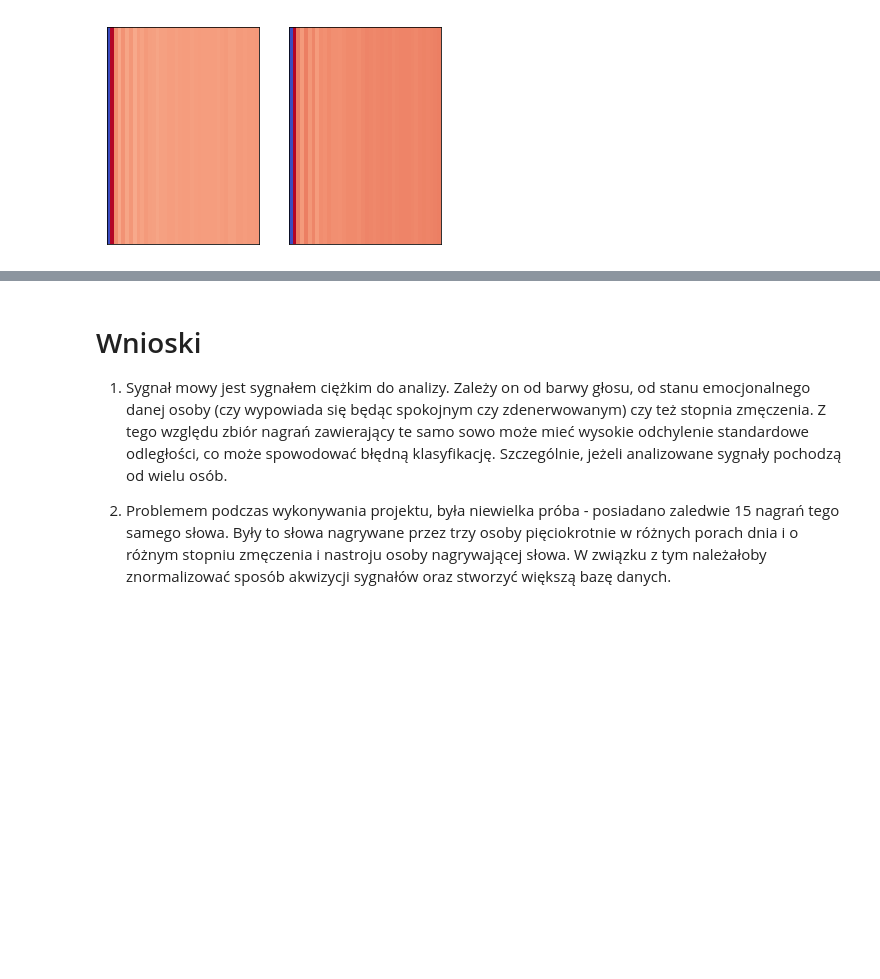
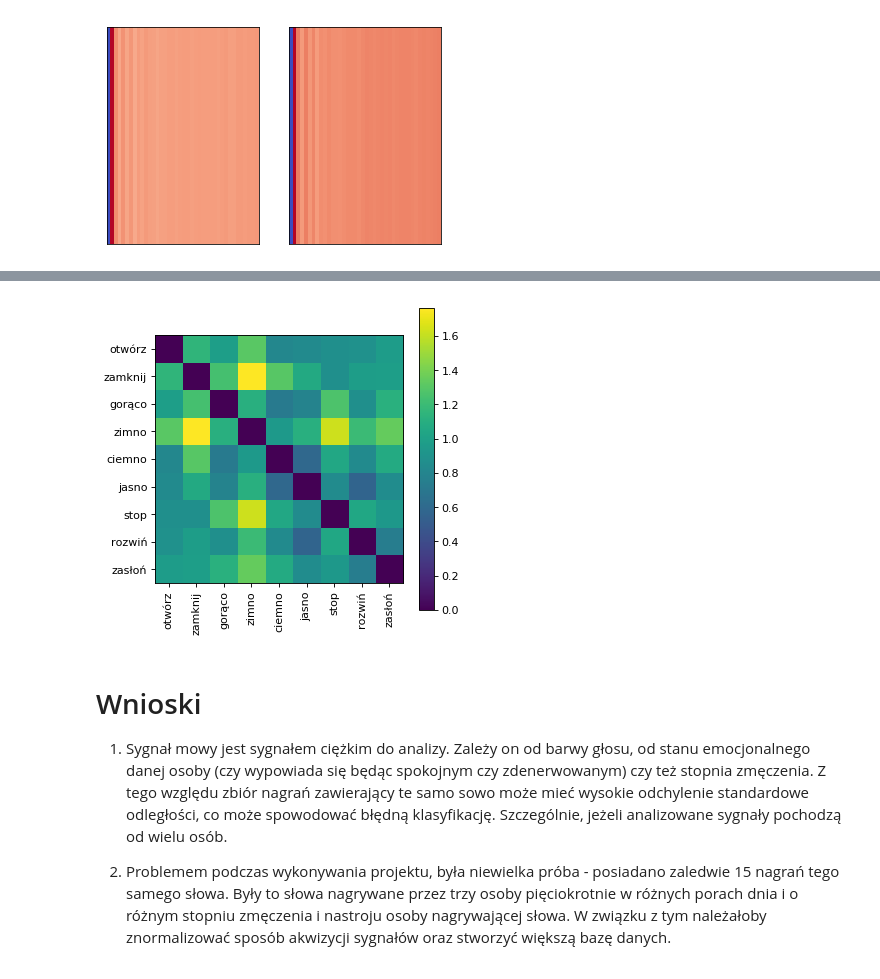
Before and after one commit to aleksandraszum/glosowemisie, a Jupyter notebook: Project.ipynb, the cells around one changed output, grey strips where cells are left out. Drawn from its saved outputs; the diff is of its cells as text; code cells hidden in the pictures; blank space fills up the shorter version.

```diff
--- a/Project.ipynb
+++ b/Project.ipynb
@@ -158,3 +203,17 @@ Różnica odległości między otwórz u tej samej osoby: 1.9417552141448073
+# %%
+commands = ['otwórz', 'zamknij', 'gorąco', 'zimno', 'ciemno', 'jasno', 'stop', 'rozwiń', 'zasłoń']
+
+paths_groups = [['{}{}'.format(p, 5 * cmd_idx + offset + 1) for p in 'GJO' for offset in range(5)]
+                for cmd_idx in range(len(commands))]
+
+features_groups = [np.array([extract_features(load_voice_signal(path)[0]).T for path in group])
+                   for group in paths_groups]
+
+features = [group.mean(axis=0) for group in features_groups]
+
+compute_and_plot_distances(commands, features=features)
+# %% [output]
+[figure, added]
 # %% [markdown]
 # Wnioski
 
```
Also changed, not shown: parts of 15 cells of this notebook.
